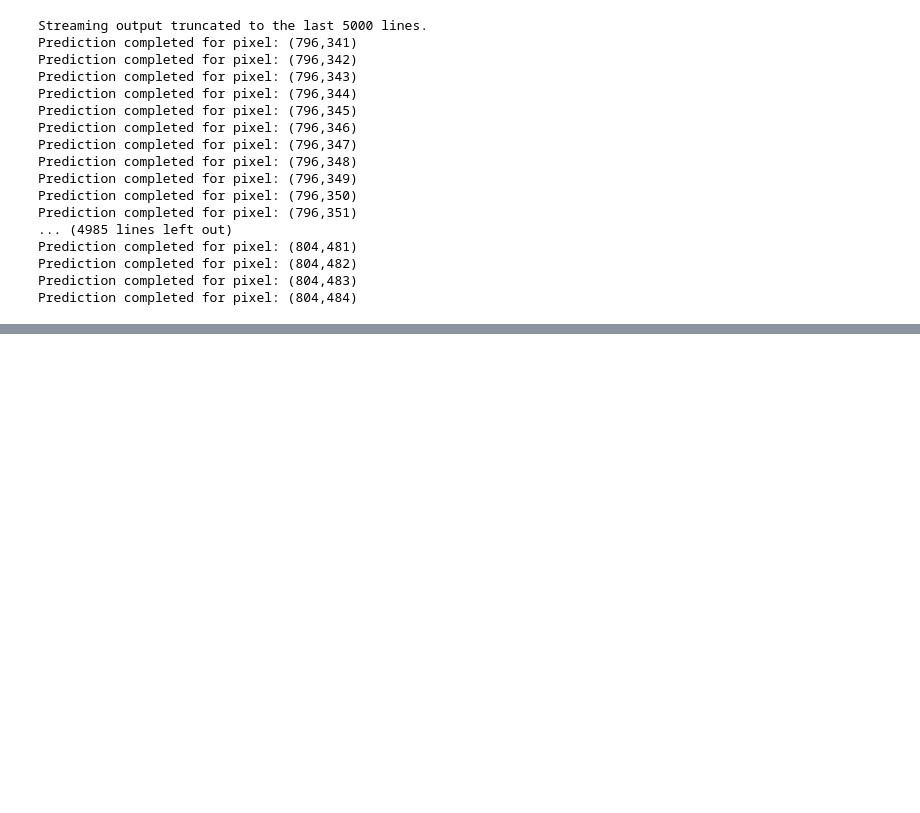
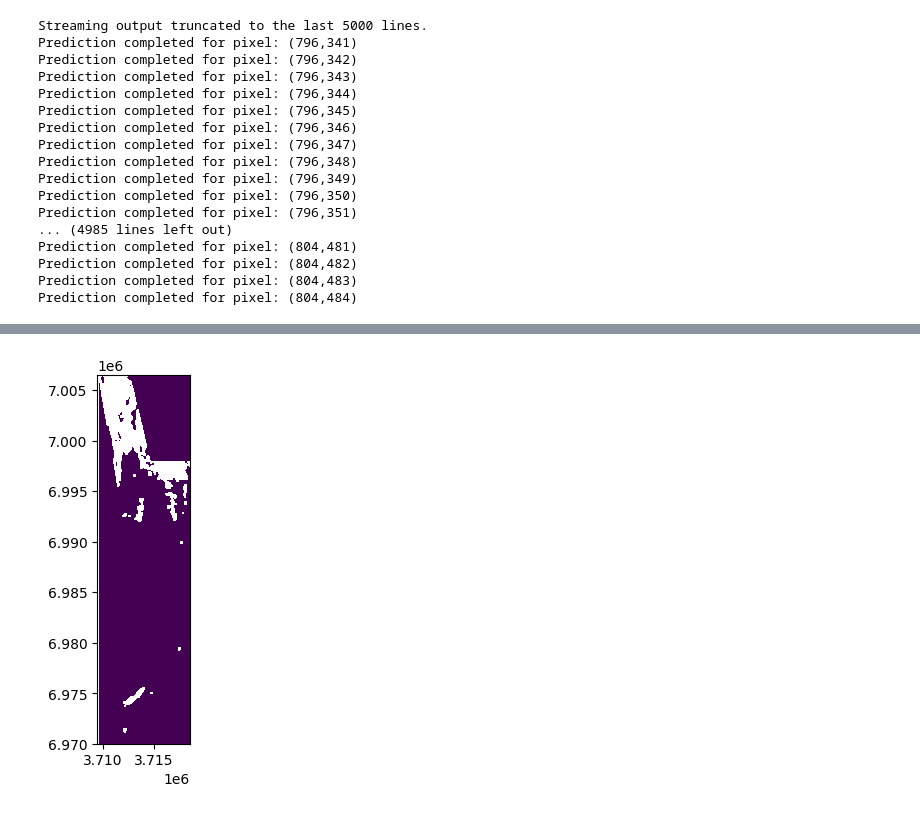
Before and after one commit to adarsh-nl/Mineral-deposits-feature-learning-using-Autoencoder, a Jupyter notebook: classification_patchWise.ipynb, the cells around one changed output, grey strips where cells are left out. Cells and saved outputs as stored; diff of their text form; code cells hidden in the pictures; blank space fills up the shorter version.

```diff
--- a/classification_patchWise.ipynb
+++ b/classification_patchWise.ipynb
@@ -433,0 +516,13 @@ Prediction completed for pixel: (25,345)
+# %%
+import rasterio
+from rasterio.plot import show
+
+# Define the path for the classified image
+classified_image_path = "/content/drive/MyDrive/IITB/Magntic_Image/classified_images/patchwise_classified_image.tif"
+
+# Open the classified image dataset
+with rasterio.open(classified_image_path) as classified_image_dataset:
+    # Display the classified image
+    show(classified_image_dataset)
+# %% [output]
+[figure, added]
```
Also changed, not shown: parts of 4 cells of this notebook.
